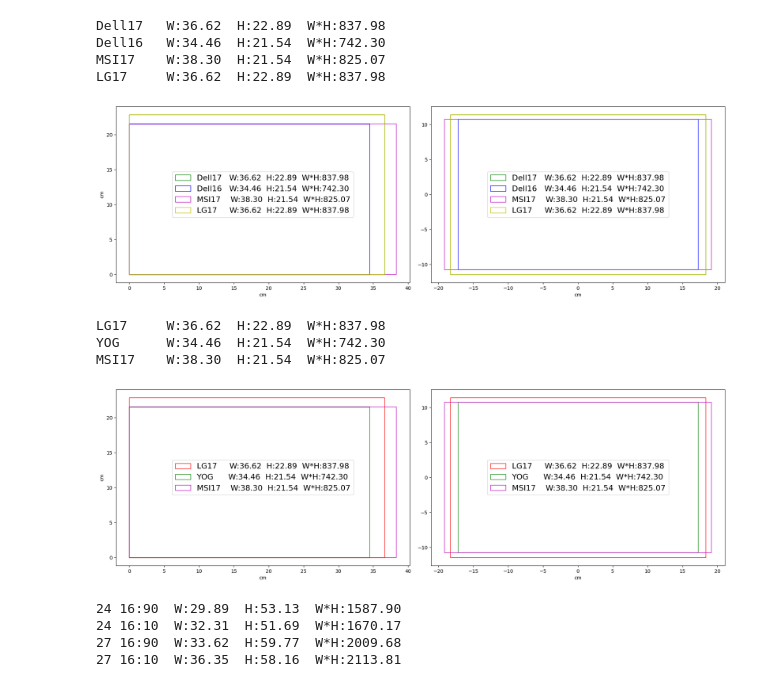
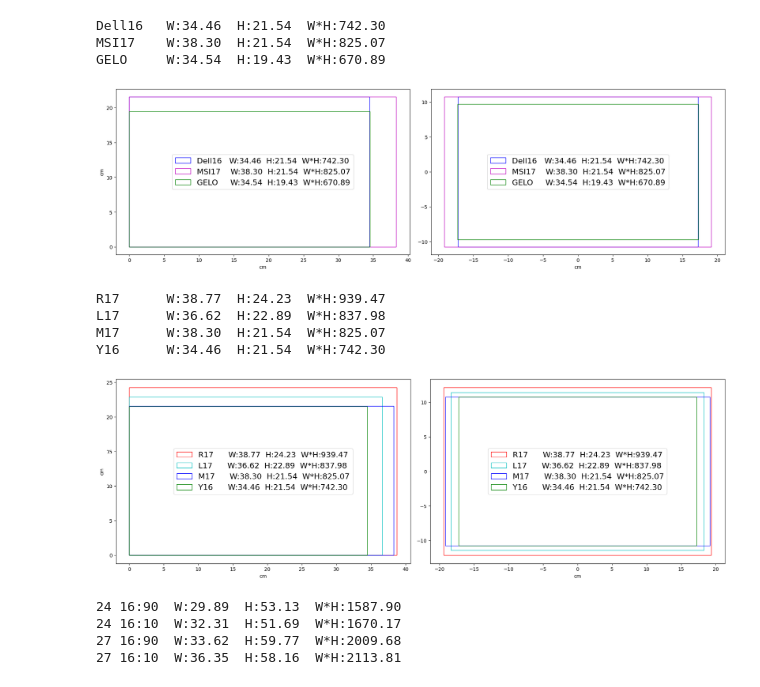
Before and after one commit to GenioSainz/Colab-Demos, a Jupyter notebook: scripts/ScreensRatios.ipynb, the cells around one changed output. Cells and saved outputs as stored; diff of their text form; code cells hidden in the pictures.

```diff
--- a/scripts/ScreensRatios.ipynb
+++ b/scripts/ScreensRatios.ipynb
@@ -32,40 +32,41 @@ plt.rc('legend',fontsize = 16)
 # %%
 # @title  Screens H
 
 DATA = [
-        # {'size':18.0,'ratio':2560/1600,'name':'Dell18','color':'r'},
-        {'size':17.0,'ratio':3840/2400,'name':'Dell17','color':'g'},
-        {'size':16.0,'ratio':3840/2400,'name':'Dell16','color':'b'},
-        {'size':17.3,'ratio':1920/1080,'name':'MSI17' ,'color':'m'},
-        {'size':17.0,'ratio':3840/2400,'name':'LG17' ,'color':'y'},
+        #{'size':18.0,'ratio':16/10,'name':'Razer18','color':'k'},
+        #{'size':17.0,'ratio':16/10,'name':'LG17' ,'color':'r'},
+        {'size':16.0,'ratio':16/10,'name':'Dell16','color':'b'},
+        {'size':17.3,'ratio':16/9,'name':'MSI17' ,'color':'m'},
+         {'size':15.6,'ratio':16/9,'name':'GELO' ,'color':'g'},
         ]
 
 fig, ax = plt.subplots(1,2,figsize=(1800*px2inch , 1200*px2inch),constrained_layout=True)
 for data in DATA:
   plot_rectangle(data,ax)
 # %% [output]
-Dell17   W:36.62  H:22.89  W*H:837.98
 Dell16   W:34.46  H:21.54  W*H:742.30
 MSI17    W:38.30  H:21.54  W*H:825.07
-LG17     W:36.62  H:22.89  W*H:837.98
+GELO     W:34.54  H:19.43  W*H:670.89
-[figure, old version]
+[figure, new version]
 # %%
 # @title  Screens H
 
 DATA = [
-        {'size':17.0,'ratio':16/10,'name':'LG17','color':'r'},
-        {'size':16.0,'ratio':16/10,'name':'YOG','color':'g'},
-        {'size':17.3,'ratio':16/9 ,'name':'MSI17','color':'m'},
+        {'size':18,  'ratio':16/10,'name':'R17','color':'r'},
+        {'size':17,  'ratio':16/10,'name':'L17','color':'c'},
+        {'size':17.3,'ratio':16/9 ,'name':'M17','color':'b'},
+        {'size':16.0,'ratio':16/10,'name':'Y16','color':'g'},
         ]
 
 fig, ax = plt.subplots(1,2,figsize=(1800*px2inch , 1200*px2inch),constrained_layout=True)
 for data in DATA:
   plot_rectangle(data,ax)
 # %% [output]
-LG17     W:36.62  H:22.89  W*H:837.98
-YOG      W:34.46  H:21.54  W*H:742.30
-MSI17    W:38.30  H:21.54  W*H:825.07
+R17      W:38.77  H:24.23  W*H:939.47
+L17      W:36.62  H:22.89  W*H:837.98
+M17      W:38.30  H:21.54  W*H:825.07
+Y16      W:34.46  H:21.54  W*H:742.30
-[figure, old version]
+[figure, new version]
 # %%
 # @title  Screens V
 DATA = [
```
Also changed, not shown: parts of 3 cells of this notebook, 17 other files.
